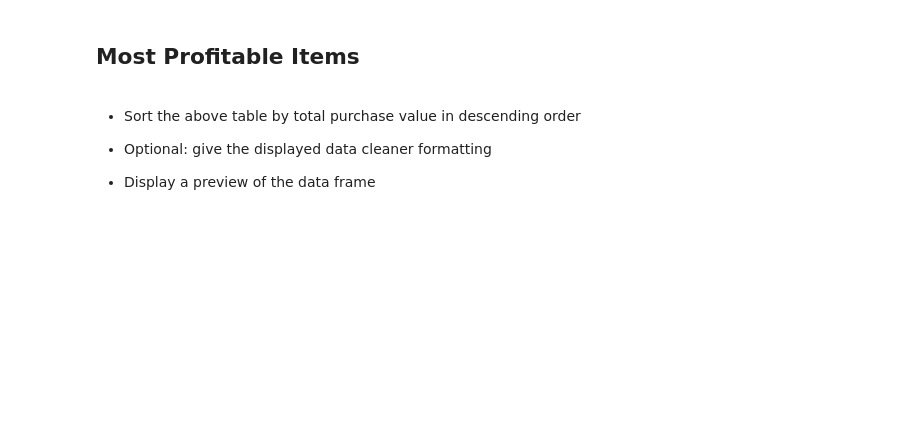
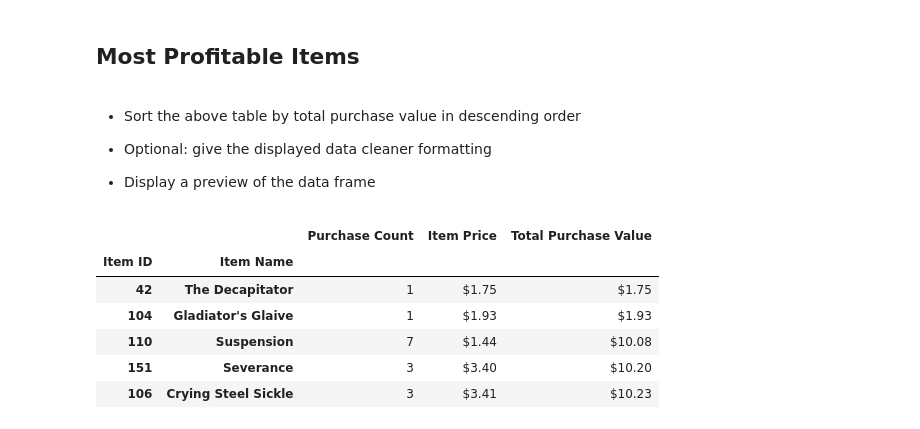
Before and after one commit to NoniBell/Heroes-of-Pymoli, a Jupyter notebook: HeroesofPymoli/HeroesOfPymoli_starter.ipynb, the cells around one changed output. Cells and saved outputs as stored; diff of their text form; code cells hidden in the pictures; blank space fills up the shorter version.

```diff
--- a/HeroesofPymoli/HeroesOfPymoli_starter.ipynb
+++ b/HeroesofPymoli/HeroesOfPymoli_starter.ipynb
@@ -334,3 +340,15 @@ ValueError: operands could not be broadcast together with shapes (179,2) (179,)
 
 
 * Display a preview of the data frame
+# %%
+#sort dataframe in descending order
+unpopular_items = popular_items.sort_values('Total Purchase Value', ascending=True)
+unpopular_items.head()
+# %% [output]
+|  |  | Purchase Count | Item Price | Total Purchase Value |
+| Item ID | Item Name |  |  |  |
+| 42 | The Decapitator | 1 | $1.75 | $1.75 |
+| 104 | Gladiator's Glaive | 1 | $1.93 | $1.93 |
+| 110 | Suspension | 7 | $1.44 | $10.08 |
+| 151 | Severance | 3 | $3.40 | $10.20 |
+| 106 | Crying Steel Sickle | 3 | $3.41 | $10.23 |
```
Also changed, not shown: parts of 1 cell of this notebook.
